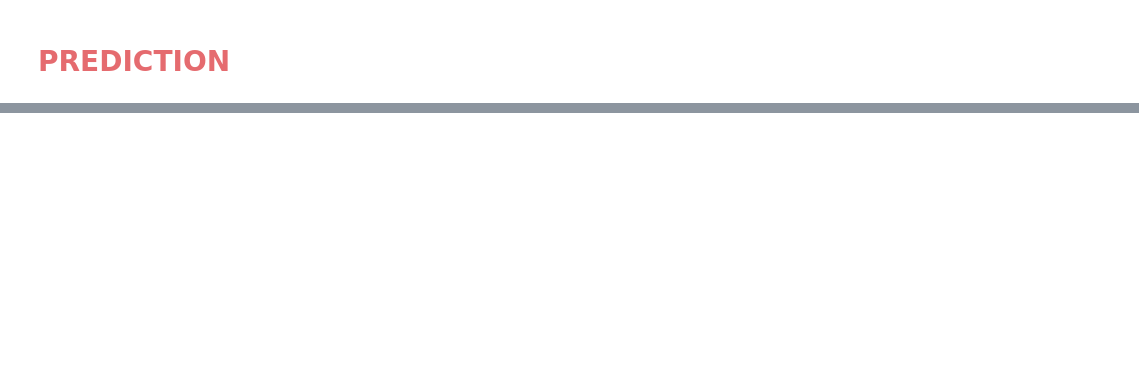
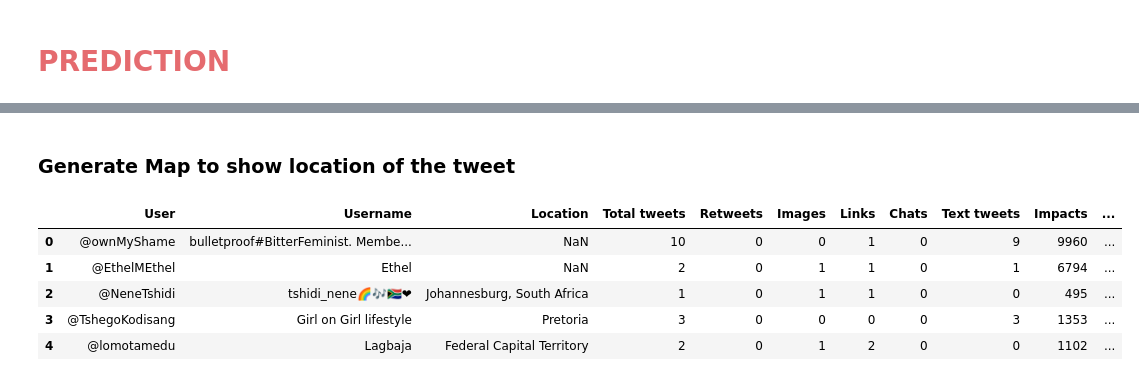
Before and after one commit to OlaAkindele/BBN, a Jupyter notebook: sentiment_initial_nb.ipynb, the cells around one changed output, grey strips where cells are left out. Saved outputs shown, nothing was run; the diff lists cells and outputs as text; code cells hidden in the pictures; blank space fills up the shorter version.

Commit message:
new dataset and map generation

```diff
--- a/sentiment_initial_nb.ipynb
+++ b/sentiment_initial_nb.ipynb
@@ -501,0 +607,13 @@ print('Prediction using DNN: {}'.format(dl_predict(text)))
+# %% [markdown]
+### Generate Map to show location of the tweet
+# %%
+# The new dataset with tweet location column
+df = pd.read_excel('BBNaija2021-3.xlsx', 'Contributors')
+df.head()
+# %% [output]
+|  | User | Username | Location | Total tweets | Retweets | Images | Links | Chats | Text tweets | Impacts | ... |
+| 0 | @ownMyShame | bulletproof#BitterFeminist. Membe... | NaN | 10 | 0 | 0 | 1 | 0 | 9 | 9960 | ... |
+| 1 | @EthelMEthel | Ethel | NaN | 2 | 0 | 1 | 1 | 0 | 1 | 6794 | ... |
+| 2 | @NeneTshidi | tshidi_nene🌈🎶🇿🇦❤ | Johannesburg, South Africa | 1 | 0 | 1 | 1 | 0 | 0 | 495 | ... |
+| 3 | @TshegoKodisang | Girl on Girl lifestyle | Pretoria | 3 | 0 | 0 | 0 | 0 | 3 | 1353 | ... |
+| 4 | @lomotamedu | Lagbaja | Federal Capital Territory | 2 | 0 | 1 | 2 | 0 | 0 | 1102 | ... |
```
Also changed, not shown: parts of 25 cells of this notebook, 4 other files.
